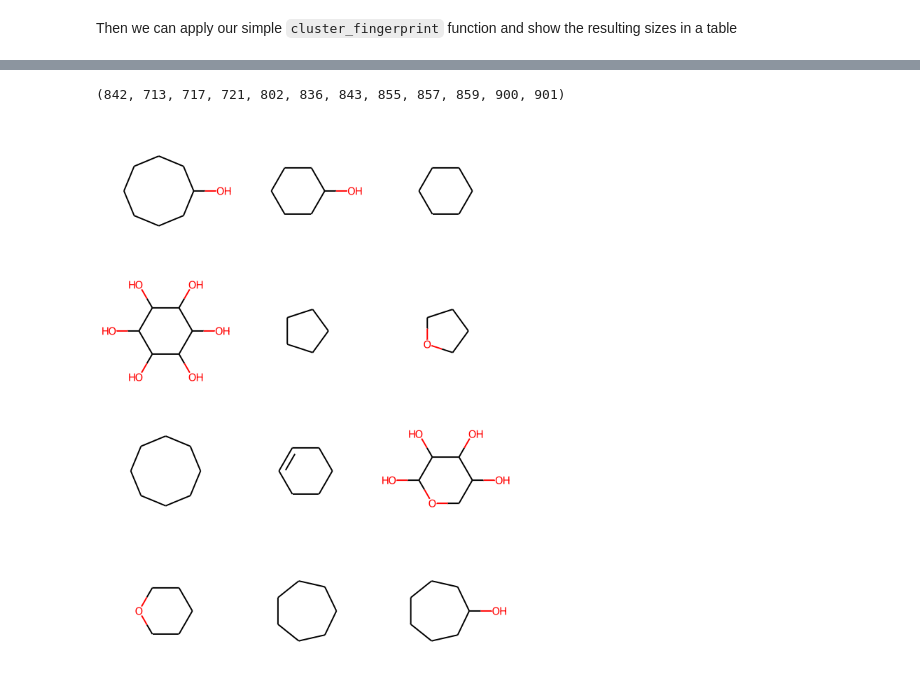
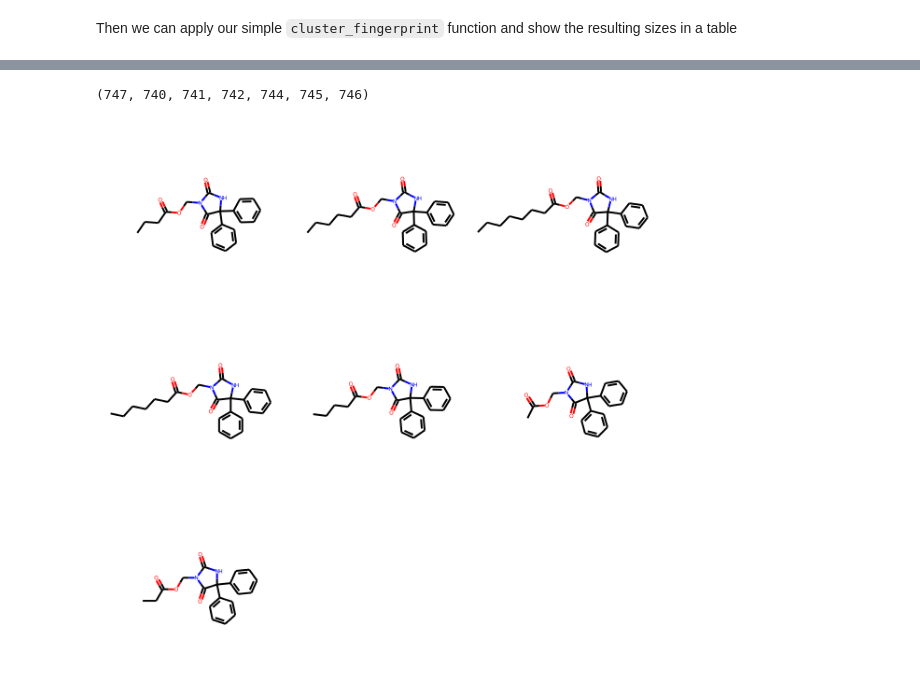
Before and after one commit to filizolalab/CADD2021, a Jupyter notebook: BSR3101_Tutorial_4_1__Working_with_molecules_in_python.ipynb, the cells around one changed output, grey strips where cells are left out. Cells and saved outputs as stored; diff of their text form; code cells hidden in the pictures.

```diff
--- a/BSR3101_Tutorial_4_1__Working_with_molecules_in_python.ipynb
+++ b/BSR3101_Tutorial_4_1__Working_with_molecules_in_python.ipynb
@@ -426,7 +426,7 @@ fps = [AllChem.GetMorganFingerprintAsBitVect(x,4,2048) for x in ms]
 # %% [markdown]
 Then we can apply our simple `cluster_fingerprint` function and show the resulting sizes in a table
 # %%
-clusters = cluster_fingerprints(fps,cutoff=.95)
+clusters = cluster_fingerprints(fps,cutoff=.4)
 # %%
 pd.DataFrame({
 'cluster_number':range(len(clusters)),
@@ -448,13 +441,13 @@ pd.DataFrame({
 # %%
 # show one of the clusters
-print(clusters[5])
+print(clusters[2])
 # %% [output]
-(842, 713, 717, 721, 802, 836, 843, 855, 857, 859, 900, 901)
+(747, 740, 741, 742, 744, 745, 746)
 # %%
 # now display structures from one of the clusters
 from rdkit.Chem import Draw
 from rdkit.Chem.Draw import IPythonConsole
-mols=[ms[i] for i in clusters[5]]
+mols=[ms[i] for i in clusters[2]]
 Draw.MolsToGridImage(mols)
 # %% [output]
-[figure, old version]
+[figure, new version]
```
Also changed, not shown: parts of 1 cell of this notebook.
